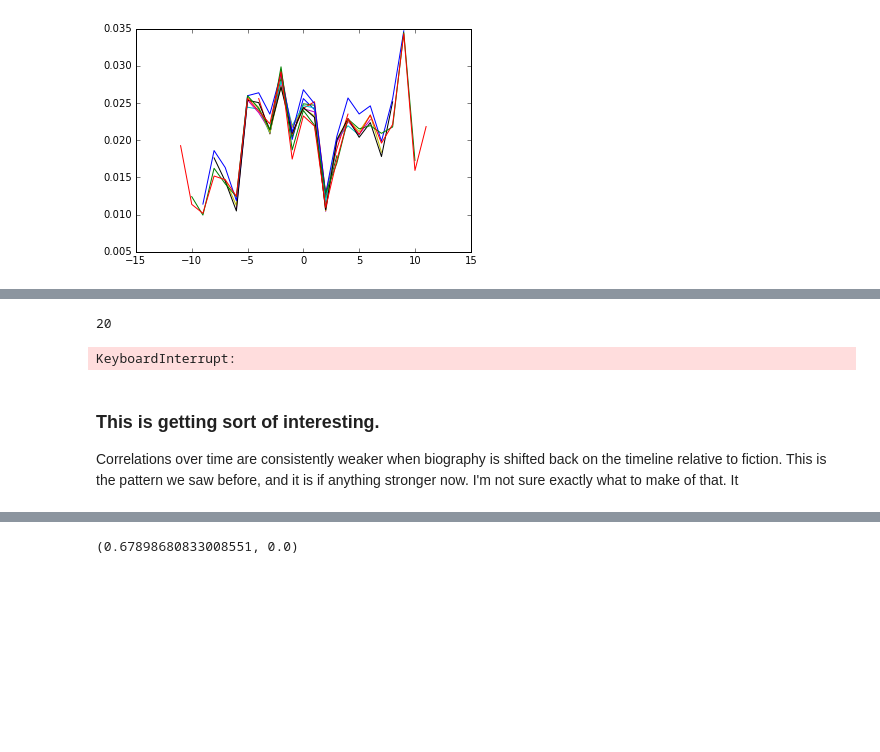
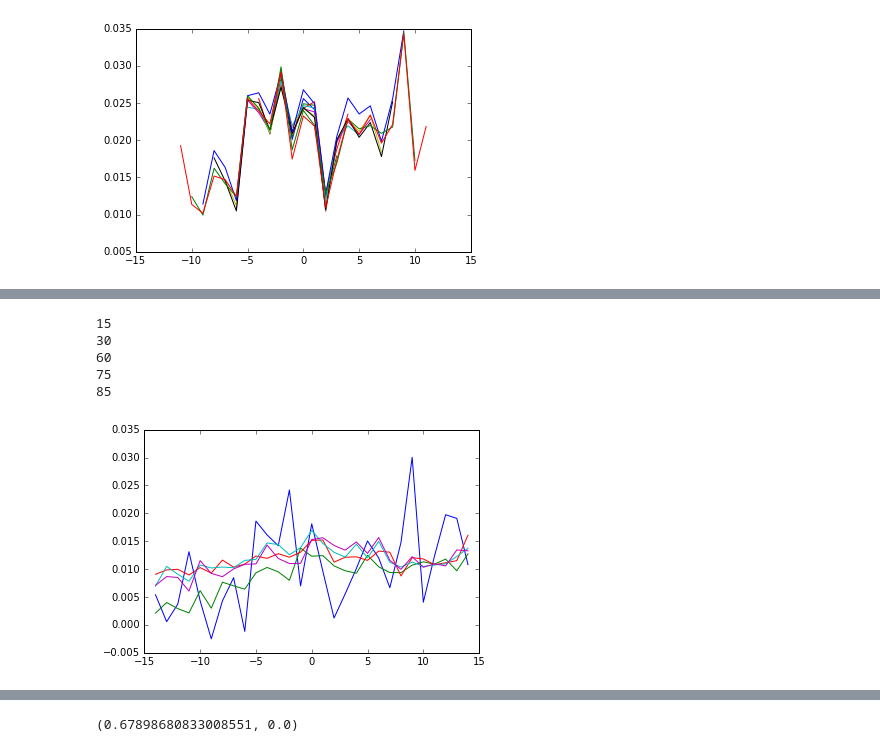
Before and after one commit to tedunderwood/biographies, a Jupyter notebook: code/timeseries_lag_balanced.ipynb, the cells around one changed output, grey strips where cells are left out. Saved outputs shown, nothing was run; the diff lists cells and outputs as text; code cells hidden in the pictures; blank space fills up the shorter version.

```diff
--- a/code/timeseries_lag_balanced.ipynb
+++ b/code/timeseries_lag_balanced.ipynb
@@ -219,40 +269,40 @@ the_correlations = dict()
 # we're going to create a different dictionary entry
 # for each "shift-ceiling"
 
-for absolute_floor in range(20, 100, 20):
+for absolute_floor in [15, 30, 60, 75, 85]:
     print(absolute_floor)
     shift_ceiling = 14
     shifts = []
     correlations = []
 
     for shift in range(-shift_ceiling, shift_ceiling + 1):
         temp_r = []
         significant = 0
 
         for w in shared_list:
             r, p = correlate_arbitrary_slice(fic_subset[w], bio_subset[w], shift, absolute_floor)
             if not math.isnan(r):
                 temp_r.append(r)
             if (p / 2) < 0.05 and r > 0:
                 significant += 1
 
         true_avg, naive_avg = fisher_average(temp_r)
         shifts.append(shift)
         correlations.append(true_avg)
 
     the_correlations[absolute_floor] = list(zip(shifts, correlations))
 
     # we save a list of tuples where x[0] = shift and x[1] = avg corr
 
-for af in range(20, 160, 20):
+for af in [15, 30, 60, 75, 85]:
     x, y = zip(*the_correlations[af])
     plt.plot(x, y)
 
 plt.show()
 # %% [output]
-20
+15
+30
+60
+75
+85
-KeyboardInterrupt:
+[figure, added]
-# %% [markdown]
-### This is getting sort of interesting.
-
-Correlations over time are consistently weaker when biography is shifted back on the timeline relative to fiction. This is the pattern we saw before, and it is if anything stronger now. I'm not sure exactly what to make of that. It
```
Also changed, not shown: parts of 42 cells of this notebook.
